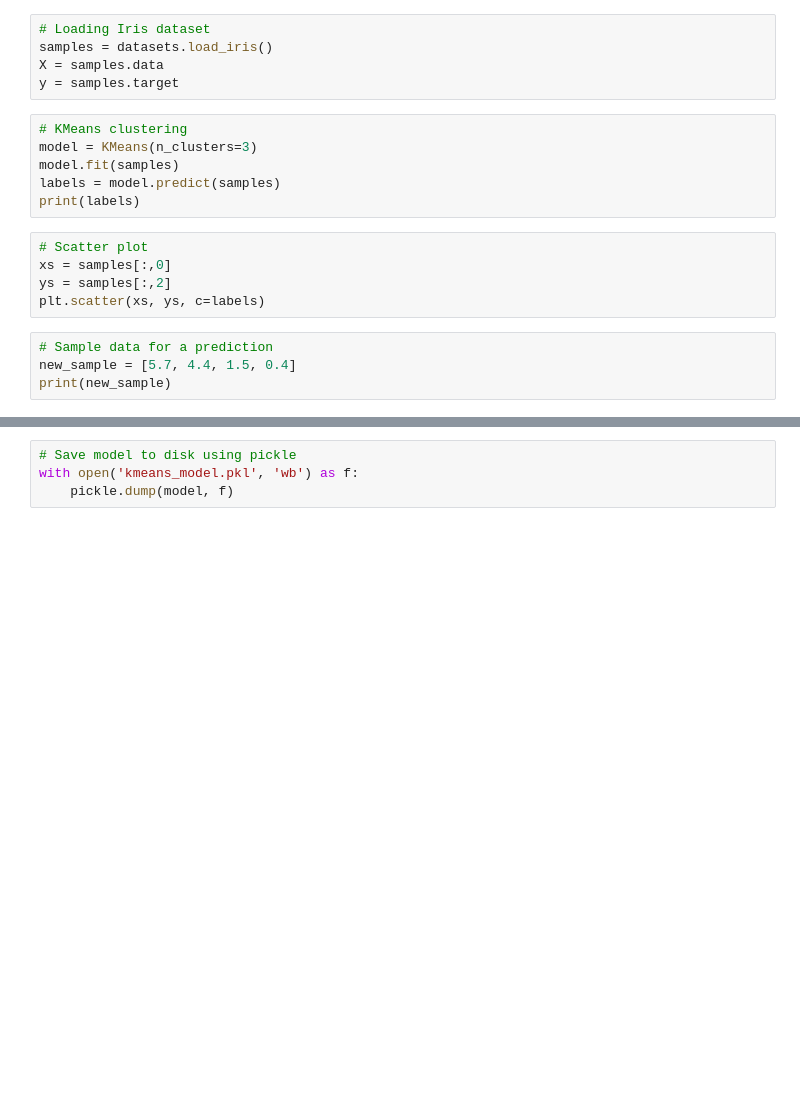
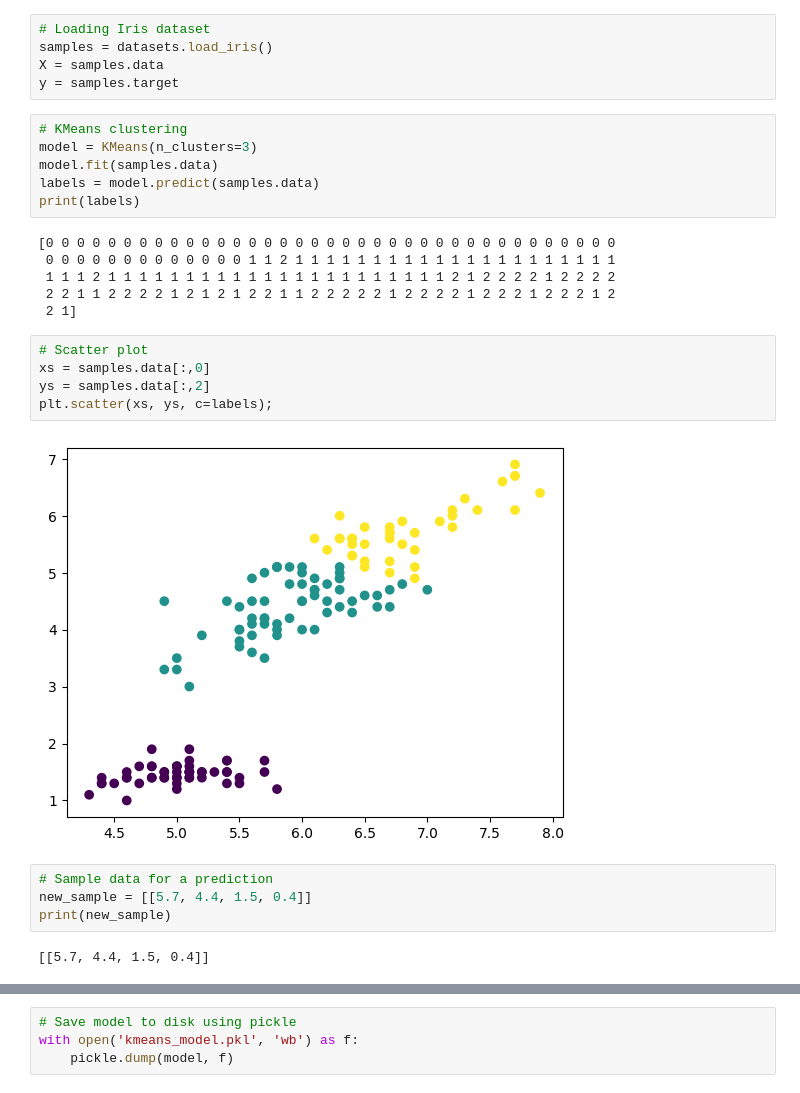
Before and after one commit to Iandavidk/ML_API2, a Jupyter notebook: model.ipynb, the cells around one changed output, grey strips where cells are left out. Cells and saved outputs as stored; diff of their text form; blank space fills up the shorter version.

```diff
--- a/model.ipynb
+++ b/model.ipynb
@@ -14,18 +14,28 @@ y = samples.target
 # %%
 # KMeans clustering
 model = KMeans(n_clusters=3)
-model.fit(samples)
-labels = model.predict(samples)
+model.fit(samples.data)
+labels = model.predict(samples.data)
 print(labels)
+# %% [output]
+[0 0 0 0 0 0 0 0 0 0 0 0 0 0 0 0 0 0 0 0 0 0 0 0 0 0 0 0 0 0 0 0 0 0 0 0 0
+ 0 0 0 0 0 0 0 0 0 0 0 0 0 1 1 2 1 1 1 1 1 1 1 1 1 1 1 1 1 1 1 1 1 1 1 1 1
+ 1 1 1 2 1 1 1 1 1 1 1 1 1 1 1 1 1 1 1 1 1 1 1 1 1 1 2 1 2 2 2 2 1 2 2 2 2
+ 2 2 1 1 2 2 2 2 1 2 1 2 1 2 2 1 1 2 2 2 2 2 1 2 2 2 2 1 2 2 2 1 2 2 2 1 2
+ 2 1]
 # %%
 # Scatter plot
-xs = samples[:,0]
-ys = samples[:,2]
-plt.scatter(xs, ys, c=labels)
+xs = samples.data[:,0]
+ys = samples.data[:,2]
+plt.scatter(xs, ys, c=labels);
+# %% [output]
+[figure, added]
 # %%
 # Sample data for a prediction
-new_sample = [5.7, 4.4, 1.5, 0.4]
+new_sample = [[5.7, 4.4, 1.5, 0.4]]
 print(new_sample)
+# %% [output]
+[[5.7, 4.4, 1.5, 0.4]]
 # %%
 # Make a prediction
 new_label = model.predict(new_sample)
```
Also changed, not shown: parts of 2 cells of this notebook, 1 other file.
